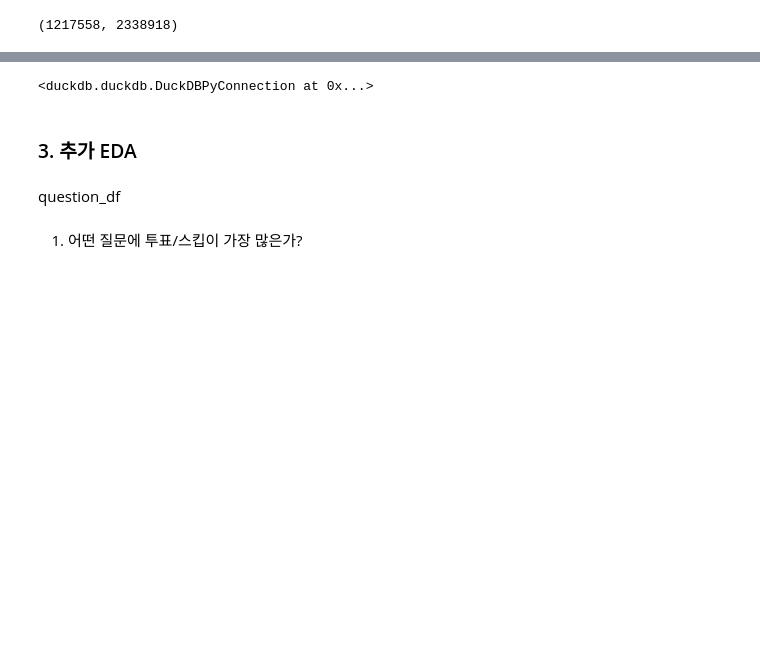
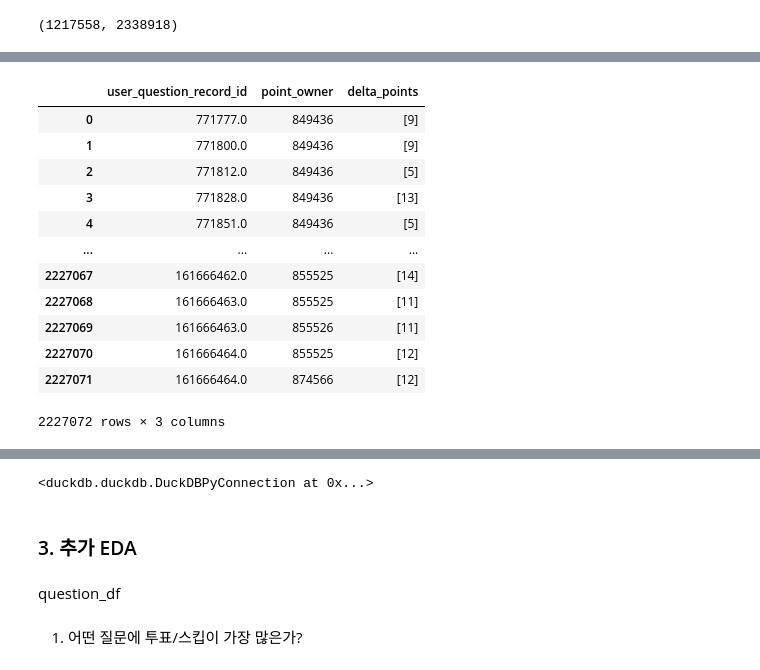
Before and after one commit to goheejieuri/final_project_team3, a Jupyter notebook: eunji.ipynb, the cells around one changed output, grey strips where cells are left out. Saved outputs shown, nothing was run; the diff lists cells and outputs as text; code cells hidden in the pictures; blank space fills up the shorter version.

```diff
--- a/eunji.ipynb
+++ b/eunji.ipynb
@@ -211,3 +211,14 @@ polls_usercandidate_df = pd.read_parquet(
 # %% [markdown]
 ### 1) 투표 테이블: 투표기록 + 포인트 기록
 userquestionrecord_df
+# %%
+userquestionrecord_df = mem_con.execute("""
+    SELECT * FROM read_parquet('gs://sprintda07-gohee-bucket/final_project/최종프로젝트_데이터(parquet)/votes/accounts_userquestionrecord.parquet')
+""").fetchdf()
+
+print(userquestionrecord_df.head())
+pointhistory_df = mem_con.execute("""
+    SELECT * FROM read_parquet('gs://sprintda07-gohee-bucket/final_project/최종프로젝트_데이터(parquet)/votes/accounts_pointhistory.parquet')
+""").fetchdf()
+
+print(pointhistory_df.head())
@@ -276,0 +255,23 @@ final_chose_df = df_with_chose.loc[df_with_chose.groupby("id")["time_diff"].idxm
+# %%
+# pointhistory_df를 user_id와 user_question_record_id로 그룹화하여, delta_point를 리스트화
+updated_pointhistory_df = (
+    pointhistory_df.groupby(["user_question_record_id", "user_id"])["delta_point"]
+    .apply(list)
+    .reset_index()
+    .rename(columns={"user_id": "point_owner", "delta_point": "delta_points"})
+)
+updated_pointhistory_df
+# %% [output]
+|  | user_question_record_id | point_owner | delta_points |
+| 0 | 771777.0 | 849436 | [9] |
+| 1 | 771800.0 | 849436 | [9] |
+| 2 | 771812.0 | 849436 | [5] |
+| 3 | 771828.0 | 849436 | [13] |
+| 4 | 771851.0 | 849436 | [5] |
+| ... | ... | ... | ... |
+| 2227067 | 161666462.0 | 855525 | [14] |
+| 2227068 | 161666463.0 | 855525 | [11] |
+| 2227069 | 161666463.0 | 855526 | [11] |
+| 2227070 | 161666464.0 | 855525 | [12] |
+| 2227071 | 161666464.0 | 874566 | [12] |
+2227072 rows × 3 columns
```
Also changed, not shown: parts of 16 cells of this notebook.
